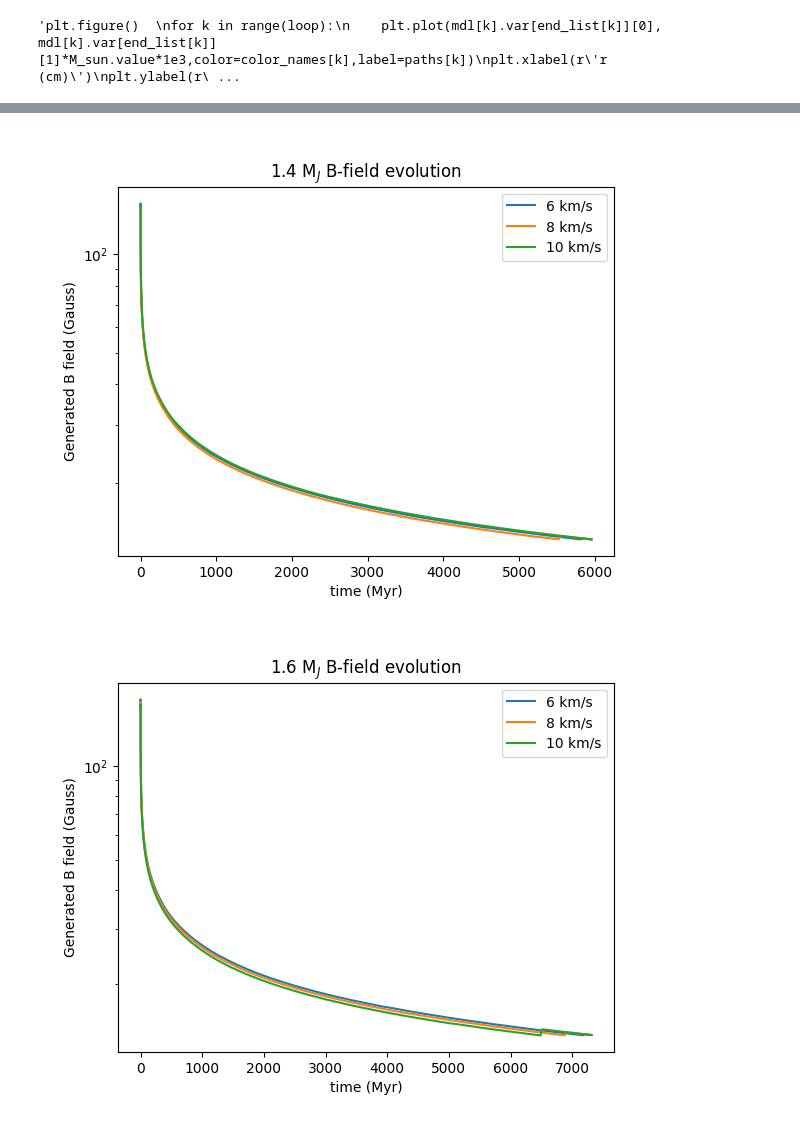
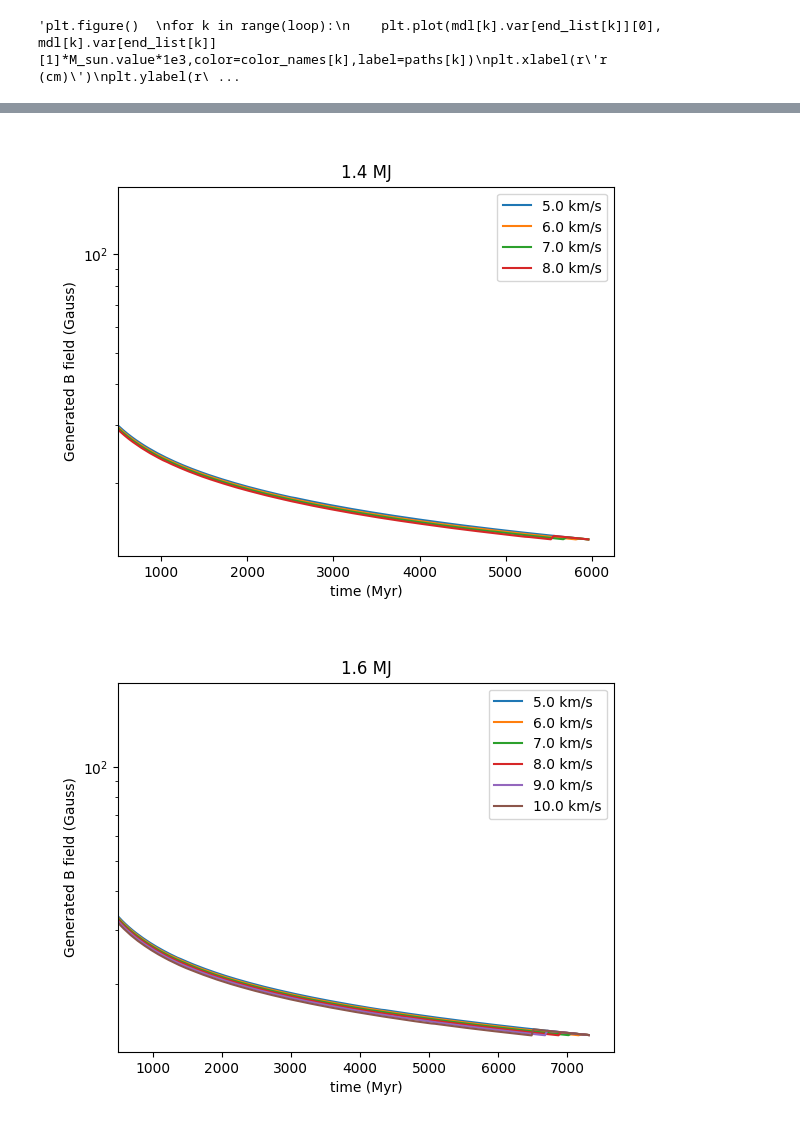
Before and after one commit to olwenrering/Gas-Dynamics-Project, a Jupyter notebook: test_all.ipynb, the cells around one changed output, grey strips where cells are left out. Saved outputs shown, nothing was run; the diff lists cells and outputs as text; code cells hidden in the pictures.

```diff
--- a/test_all.ipynb
+++ b/test_all.ipynb
@@ -394,15 +414,15 @@ for k in range(loop):
 # %%
 Rm_list = []
 c = 3*10**10
-eta_list=[]
+"""eta_list=[]
 
 for k in range(loop):
     Rm_list.append([])
     eta_list.append([])
-    for j in range(loop_rot):
+    for j in range(len(mdl[k])):
         eta_list[k].append(c**2/(4*np.pi*10**7*mdl[k][j].var[end_list[k][j]][2]**(3/2)))
         mdl[k][j].calc_vconv('osc', i=end_list[k][j])
-        Rm_list[k].append(mdl[k][j].vconv * mdl[k][j].lmix / eta_list[k][j])
+        Rm_list[k].append(mdl[k][j].vconv * mdl[k][j].lmix / eta_list[k][j])"""
 
 """R_tot_plot = []
 Rm_plot = []
@@ -410,7 +430,7 @@ r_plot = []
 eta_plot = []"""
 plt.close('all')
 
-def plot_Rm_over_time(i=0, k=0):
+def plot_Rm_over_time(i=47, k=0):
 
     """for _ in range(loop):
         R_tot_plot.append([])
@@ -419,7 +439,7 @@ def plot_Rm_over_time(i=0, k=0):
         eta_plot.append([])"""
 
     plt.figure()
-    for j in range(loop_rot):
+    for j in range(len(mdl[k])):
         R_tot_plot = mdl[k][j].var[i][0][0]
         r_plot = mdl[k][j].var[i][0] / R_tot_plot
         eta_plot = c**2/(4*np.pi*10**7*mdl[k][j].var[i][2]**(3/2))
@@ -427,8 +447,8 @@ def plot_Rm_over_time(i=0, k=0):
         Rm_plot = mdl[k][j].vconv*mdl[k][j].lmix/eta_plot
         age = mdl[k][j].glob[i][10]
 
-        plt.plot(r_plot, Rm_plot,label=labels[j])
-        plt.title(titles[k] + f' At t = {age:.2f} Myr')
+        plt.plot(r_plot, Rm_plot,label=f"{mdl[k][j].params.w_rot} km/s")
+        plt.title(f'{mdl[k][j].params.mtot*1e3:.1f} MJ At t = {age:.2f} Myr')
         if j==0:
             plt.plot(r_plot, 50*np.ones(len(Rm_plot)), label = r'R$_m$ = 50')
     plt.xlabel(r'r/R$_p$')
@@ -444,10 +464,10 @@ interactive(children=(IntSlider(value=0, description='i', max=237), IntSlider(va
 # %%
-rho_list=[]
+"""rho_list=[]
 
 for k in range(loop):
     rho_list.append([])
-    for j in range(loop_rot):
-        rho_list[k].append(mdl[k][j].var[end_list[k][j]][4])
+    for j in range(len(mdl[k])):
+        rho_list[k].append(mdl[k][j].var[end_list[k][j]][4])"""
 
 """plt.plot(r_list[k], rho_list[k],color=color_names[k],label=paths[k])
 plt.xlabel(r'r/R$_p$')
@@ -497,7 +517,7 @@ plt.show()"""
 c = 0.68
 f_ohm = 1
 
-for k in range(1):
+"""for k in range(1):
     for j in range(1):
 
         rho_avg = np.mean(rho_list[k][j][mask_list[k][j]])
@@ -529,5 +549,5 @@ for k in range(1):
         #F = np.trapz(dF[mask_3][::-1], dr[mask_2][mask_3][::-1]) / V #trapz ou trapezoid dépend de la version de numpy
         B = np.sqrt(c*F*rho_avg**(1/3)*qc_0**(2/3))
 
-        print(f"F = {F:.5f} and B = {B:.3f} G for {masses[k]:.2f} M_J and w = {rates[j]} km/s \n ")
+        print(f"F = {F:.5f} and B = {B:.3f} G for {masses[k]:.2f} M_J and w = {rates[j]} km/s \n ")"""
 # %% [output]
@@ -575,7 +594,7 @@ print(np.shape(np.array(mdl[0][0].var)))
 B_time = []
 for k in range(loop):
         B_time.append([])
-        for j in range(loop_rot):
+        for j in range(len(mdl[k])):
                 B_time[k].append([])
                 for i in range(len(np.array(mdl[k][j].glob)[:,10])):
                         B_time[k][j].append(compute_B(mdl[k][j], i))
@@ -618,12 +648,13 @@ plt.close('all')
 
 for k in range(loop):
     plt.figure()
-    for j in range(loop_rot):
+    for j in range(len(mdl[k])):
         time = np.array(mdl[k][j].glob)[:,10]
         #print(time)
-        plt.plot(time, B_time[k][j], label=labels[j])
-    plt.title(titles[k] + f' B-field evolution')
+        plt.plot(time, B_time[k][j], label=f"{mdl[k][j].params.w_rot} km/s")
+    plt.title(f'{mdl[k][j].params.mtot*1e3:.1f} MJ')
     plt.xlabel('time (Myr)')
+    plt.xlim(500,)
     plt.ylabel('Generated B field (Gauss)')
     plt.yscale('log')
     plt.legend()
@@ -634,2 +665,2 @@ for k in range(loop):
-[figure, old version]
+[figure, new version]
-[figure, old version]
+[figure, new version]
```
Also changed, not shown: parts of 19 cells of this notebook.
